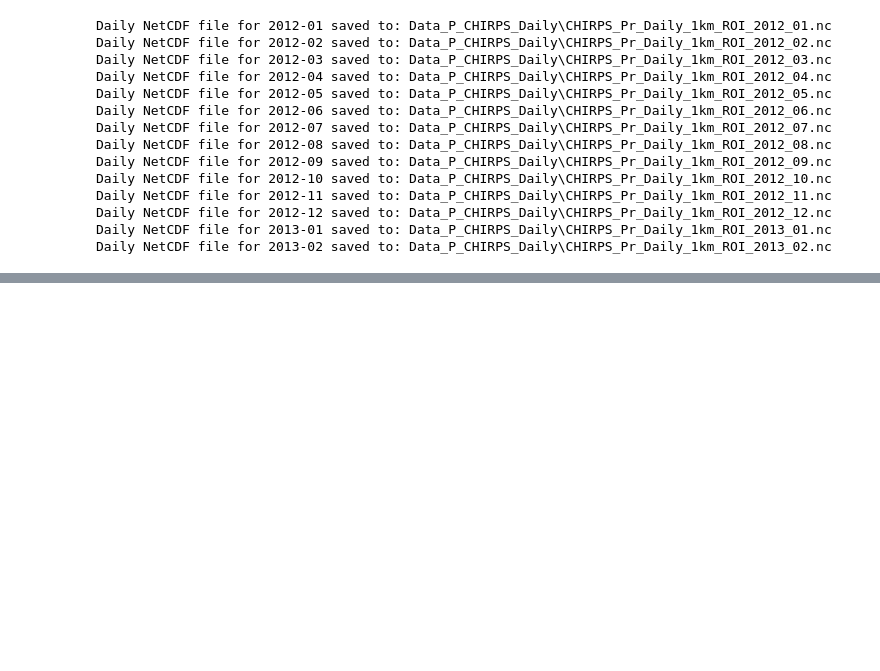
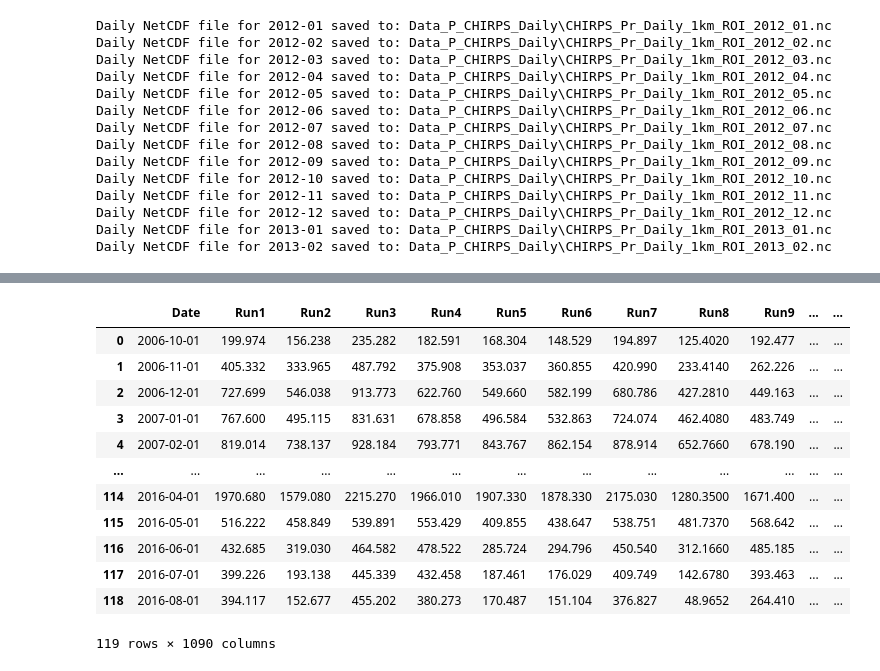
Before and after one commit to AliRezaee86/River_Discharge_Data, a Jupyter notebook: Validation_Data_Discharge.ipynb, the cells around one changed output, grey strips where cells are left out. Drawn from its saved outputs; the diff is of its cells as text; code cells hidden in the pictures; blank space fills up the shorter version.

```diff
--- a/Validation_Data_Discharge.ipynb
+++ b/Validation_Data_Discharge.ipynb
@@ -1650,0 +1743,18 @@ Daily NetCDF file for 2013-02 saved to: Data_P_CHIRPS_Daily\CHIRPS_Pr_Daily_1km_
+# %%
+pred_all = pd.read_excel("All_Runs.xlsx")
+# %%
+pred_all
+# %% [output]
+|  | Date | Run1 | Run2 | Run3 | Run4 | Run5 | Run6 | Run7 | Run8 | Run9 | ... | ... |
+| 0 | 2006-10-01 | 199.974 | 156.238 | 235.282 | 182.591 | 168.304 | 148.529 | 194.897 | 125.4020 | 192.477 | ... | ... |
+| 1 | 2006-11-01 | 405.332 | 333.965 | 487.792 | 375.908 | 353.037 | 360.855 | 420.990 | 233.4140 | 262.226 | ... | ... |
+| 2 | 2006-12-01 | 727.699 | 546.038 | 913.773 | 622.760 | 549.660 | 582.199 | 680.786 | 427.2810 | 449.163 | ... | ... |
+| 3 | 2007-01-01 | 767.600 | 495.115 | 831.631 | 678.858 | 496.584 | 532.863 | 724.074 | 462.4080 | 483.749 | ... | ... |
+| 4 | 2007-02-01 | 819.014 | 738.137 | 928.184 | 793.771 | 843.767 | 862.154 | 878.914 | 652.7660 | 678.190 | ... | ... |
+| ... | ... | ... | ... | ... | ... | ... | ... | ... | ... | ... | ... | ... |
+| 114 | 2016-04-01 | 1970.680 | 1579.080 | 2215.270 | 1966.010 | 1907.330 | 1878.330 | 2175.030 | 1280.3500 | 1671.400 | ... | ... |
+| 115 | 2016-05-01 | 516.222 | 458.849 | 539.891 | 553.429 | 409.855 | 438.647 | 538.751 | 481.7370 | 568.642 | ... | ... |
+| 116 | 2016-06-01 | 432.685 | 319.030 | 464.582 | 478.522 | 285.724 | 294.796 | 450.540 | 312.1660 | 485.185 | ... | ... |
+| 117 | 2016-07-01 | 399.226 | 193.138 | 445.339 | 432.458 | 187.461 | 176.029 | 409.749 | 142.6780 | 393.463 | ... | ... |
+| 118 | 2016-08-01 | 394.117 | 152.677 | 455.202 | 380.273 | 170.487 | 151.104 | 376.827 | 48.9652 | 264.410 | ... | ... |
+119 rows × 1090 columns
```
Also changed, not shown: parts of 4 cells of this notebook.
